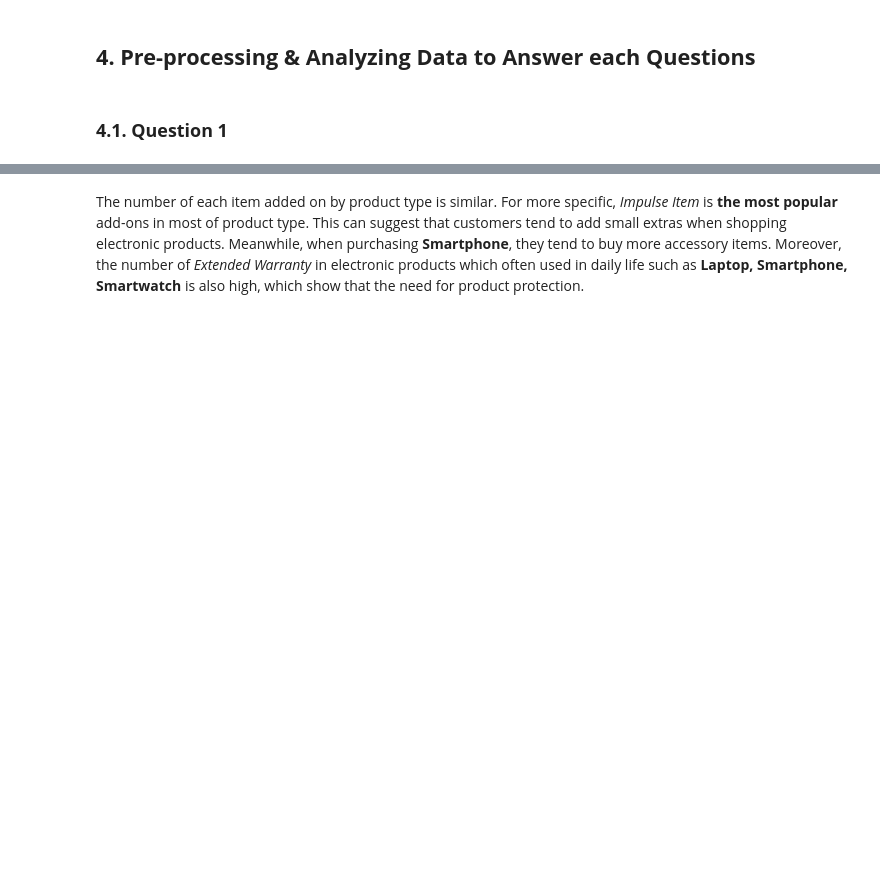
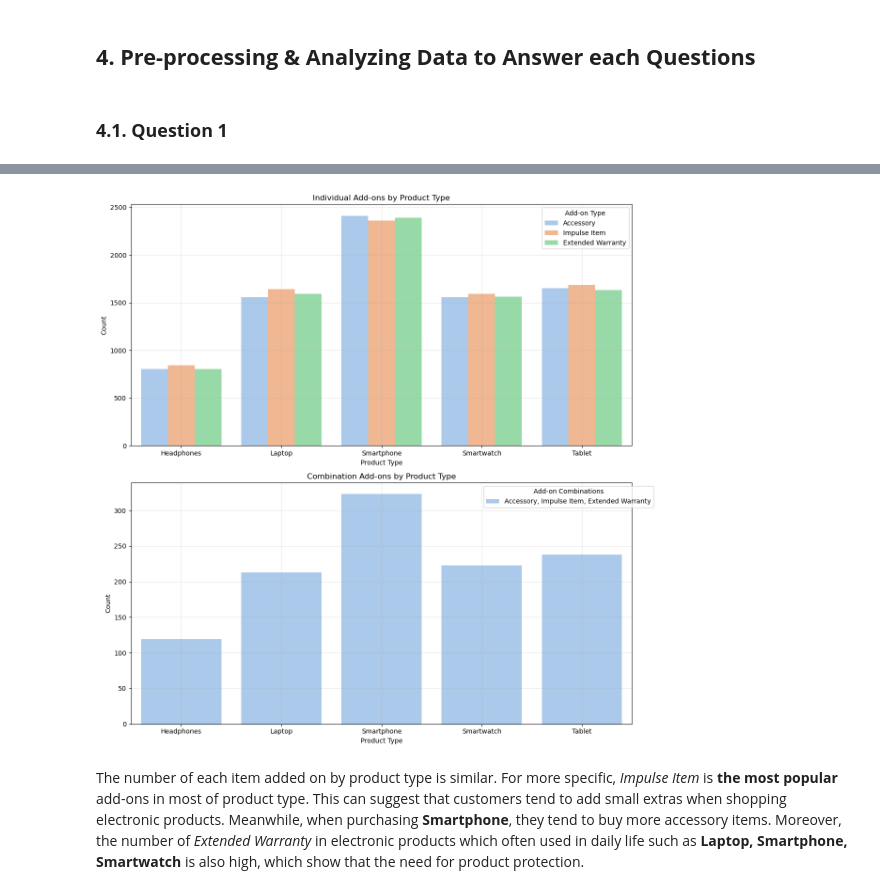
Before and after one commit to LtnLinh/CSC17104-Programming-for-Data-Science, a Jupyter notebook: Notebook.ipynb, the cells around one changed output, grey strips where cells are left out. Cells and saved outputs as stored; diff of their text form; code cells hidden in the pictures; blank space fills up the shorter version.

```diff
--- a/Notebook.ipynb
+++ b/Notebook.ipynb
@@ -584,3 +535,40 @@ plt.show()
+# %%
+# Create a summary DataFrame grouping by Product Type
+summary_df = product_type_add_on.groupby('Product Type').sum().reset_index()
+
+# Create a figure with two subplots
+fig, (ax1, ax2) = plt.subplots(2, 1, figsize=(12, 12))
+
+# Plot individual add-ons using seaborn
+summary_df_individual = summary_df[['Product Type'] + list(add_on_values)]
+indiv_melt = summary_df_individual.melt(
+    id_vars='Product Type', var_name='Add-on Type', value_name='Count')
+sns.barplot(data=indiv_melt, x='Product Type', y='Count',
+            hue='Add-on Type', ax=ax1, palette='pastel')
+ax1.set_title('Individual Add-ons by Product Type')
+ax1.set_ylabel('Count')
+ax1.legend(title='Add-on Type')
+ax1.grid(True, alpha=0.3)
+ax1.set_xticklabels(ax1.get_xticklabels(), rotation=0)
+
+# Plot combination add-ons using seaborn
+combo_addons = [
+    value for value in add_on_combinations if value not in add_on_values]
+summary_df_combo = summary_df[['Product Type'] + combo_addons]
+combo_melt = summary_df_combo.melt(
+    id_vars='Product Type', var_name='Add-on Combination', value_name='Count')
+sns.barplot(data=combo_melt, x='Product Type', y='Count',
+            hue='Add-on Combination', ax=ax2, palette='pastel')
+ax2.set_title('Combination Add-ons by Product Type')
+ax2.set_ylabel('Count')
+ax2.legend(title='Add-on Combinations', bbox_to_anchor=(1.05, 1))
+ax2.grid(True, alpha=0.3)
+ax2.set_xticklabels(ax2.get_xticklabels(), rotation=0)
+
+plt.tight_layout()
+plt.show()
+# %% [output]
+[figure, added]
 # %% [markdown]
 The number of each item added on by product type is similar. For more specific, *Impulse Item* is **the most popular** add-ons in most of product type. This can suggest that customers tend to add small extras when shopping electronic products. Meanwhile, when purchasing **Smartphone**, they tend to buy more accessory items. Moreover, the number of *Extended Warranty* in electronic products which often used in daily life such as **Laptop, Smartphone, Smartwatch** is also high, which show that the need for product protection.
 # %% [markdown]
```
Also changed, not shown: parts of 7 cells of this notebook.
